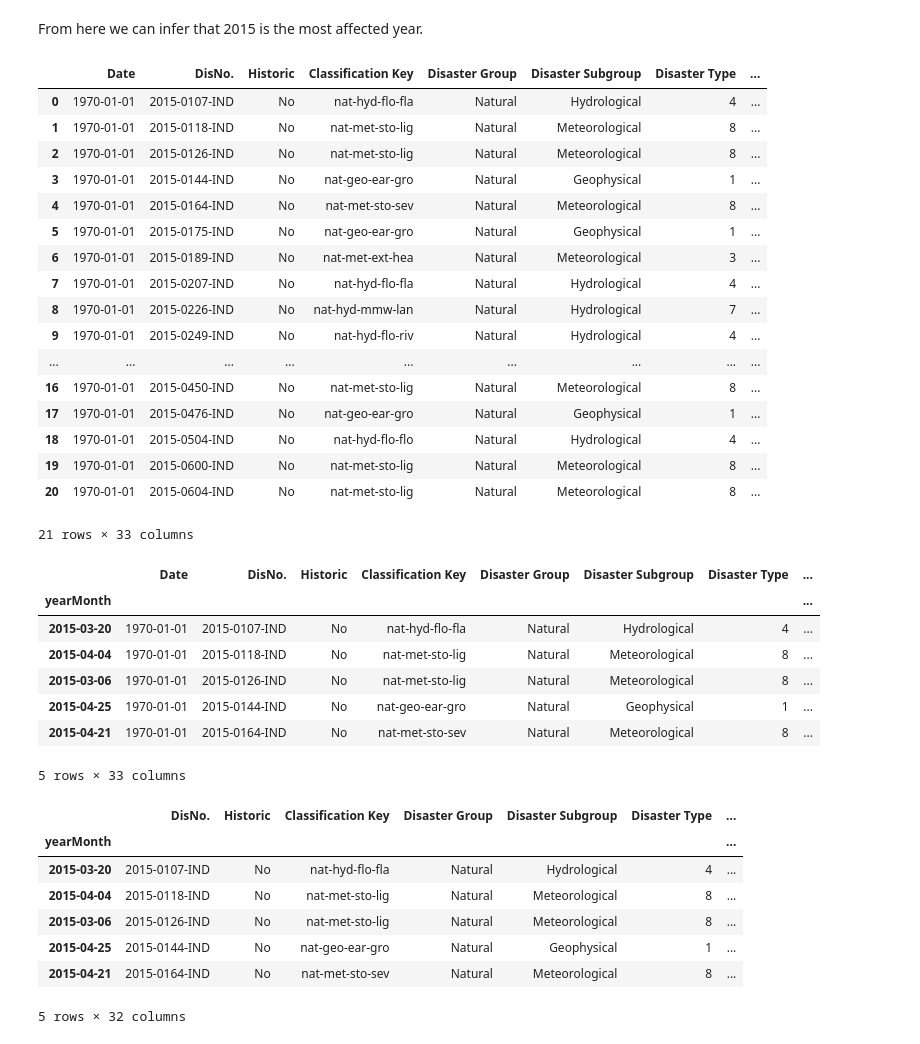
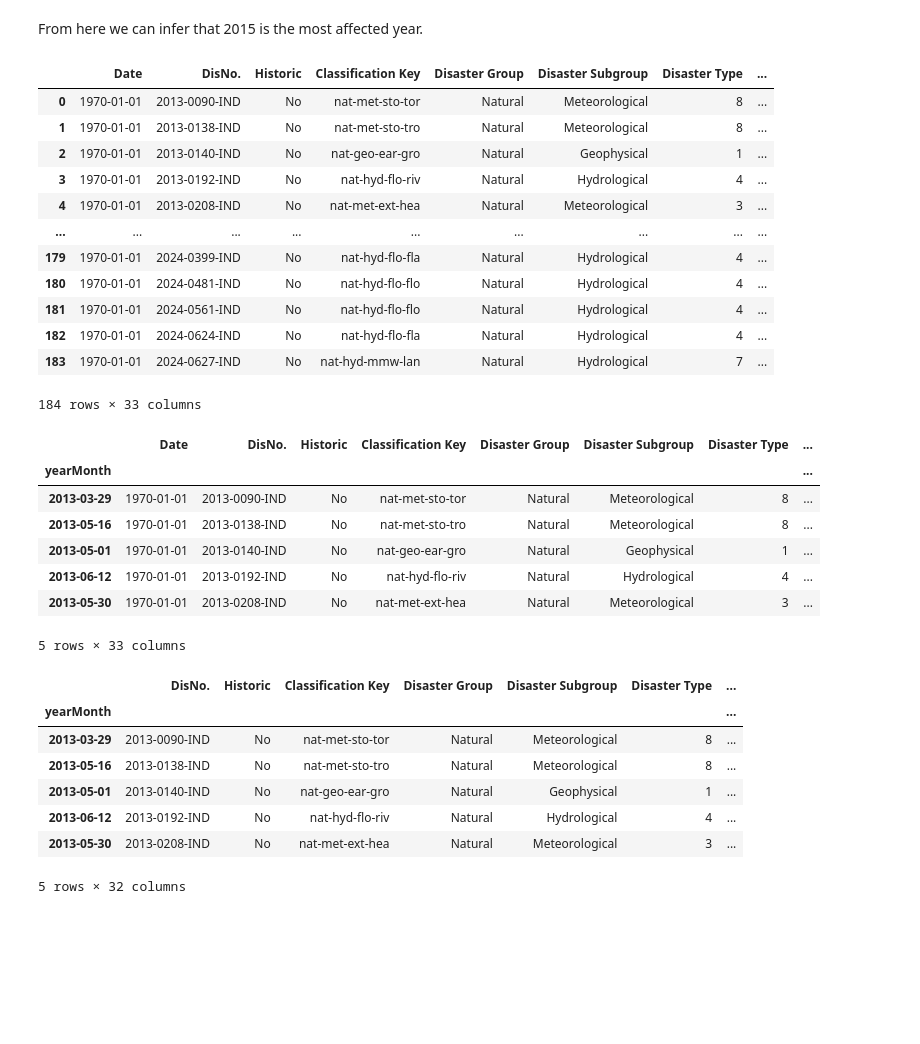
Before and after one commit to lakshmip04/DATASCIENCE, a Jupyter notebook: Natural_Disaster_Analysis.ipynb, the cells around one changed output. Drawn from its saved outputs; the diff is of its cells as text; code cells hidden in the pictures; blank space fills up the shorter version.

```diff
--- a/Natural_Disaster_Analysis.ipynb
+++ b/Natural_Disaster_Analysis.ipynb
@@ -140,27 +89,22 @@ print("All visualizations have been displayed.")
 # %% [markdown]
 From here we can infer that 2015 is the most affected year.
 # %%
-df1 = pd.read_excel('/content/drive/MyDrive/Colab Notebooks/FDS/2015.xlsx')
+df1 = pd.read_excel('/content/drive/MyDrive/Colab Notebooks/FDS/13-24.xlsx')
 df1
 # %% [output]
 |  | Date | DisNo. | Historic | Classification Key | Disaster Group | Disaster Subgroup | Disaster Type | ... |
-| 0 | 1970-01-01 | 2015-0107-IND | No | nat-hyd-flo-fla | Natural | Hydrological | 4 | ... |
-| 1 | 1970-01-01 | 2015-0118-IND | No | nat-met-sto-lig | Natural | Meteorological | 8 | ... |
-| 2 | 1970-01-01 | 2015-0126-IND | No | nat-met-sto-lig | Natural | Meteorological | 8 | ... |
-| 3 | 1970-01-01 | 2015-0144-IND | No | nat-geo-ear-gro | Natural | Geophysical | 1 | ... |
-| 4 | 1970-01-01 | 2015-0164-IND | No | nat-met-sto-sev | Natural | Meteorological | 8 | ... |
-| 5 | 1970-01-01 | 2015-0175-IND | No | nat-geo-ear-gro | Natural | Geophysical | 1 | ... |
-| 6 | 1970-01-01 | 2015-0189-IND | No | nat-met-ext-hea | Natural | Meteorological | 3 | ... |
-| 7 | 1970-01-01 | 2015-0207-IND | No | nat-hyd-flo-fla | Natural | Hydrological | 4 | ... |
-| 8 | 1970-01-01 | 2015-0226-IND | No | nat-hyd-mmw-lan | Natural | Hydrological | 7 | ... |
-| 9 | 1970-01-01 | 2015-0249-IND | No | nat-hyd-flo-riv | Natural | Hydrological | 4 | ... |
+| 0 | 1970-01-01 | 2013-0090-IND | No | nat-met-sto-tor | Natural | Meteorological | 8 | ... |
+| 1 | 1970-01-01 | 2013-0138-IND | No | nat-met-sto-tro | Natural | Meteorological | 8 | ... |
+| 2 | 1970-01-01 | 2013-0140-IND | No | nat-geo-ear-gro | Natural | Geophysical | 1 | ... |
+| 3 | 1970-01-01 | 2013-0192-IND | No | nat-hyd-flo-riv | Natural | Hydrological | 4 | ... |
+| 4 | 1970-01-01 | 2013-0208-IND | No | nat-met-ext-hea | Natural | Meteorological | 3 | ... |
 | ... | ... | ... | ... | ... | ... | ... | ... | ... |
-| 16 | 1970-01-01 | 2015-0450-IND | No | nat-met-sto-lig | Natural | Meteorological | 8 | ... |
-| 17 | 1970-01-01 | 2015-0476-IND | No | nat-geo-ear-gro | Natural | Geophysical | 1 | ... |
-| 18 | 1970-01-01 | 2015-0504-IND | No | nat-hyd-flo-flo | Natural | Hydrological | 4 | ... |
-| 19 | 1970-01-01 | 2015-0600-IND | No | nat-met-sto-lig | Natural | Meteorological | 8 | ... |
-| 20 | 1970-01-01 | 2015-0604-IND | No | nat-met-sto-lig | Natural | Meteorological | 8 | ... |
+| 179 | 1970-01-01 | 2024-0399-IND | No | nat-hyd-flo-fla | Natural | Hydrological | 4 | ... |
+| 180 | 1970-01-01 | 2024-0481-IND | No | nat-hyd-flo-flo | Natural | Hydrological | 4 | ... |
+| 181 | 1970-01-01 | 2024-0561-IND | No | nat-hyd-flo-flo | Natural | Hydrological | 4 | ... |
+| 182 | 1970-01-01 | 2024-0624-IND | No | nat-hyd-flo-fla | Natural | Hydrological | 4 | ... |
+| 183 | 1970-01-01 | 2024-0627-IND | No | nat-hyd-mmw-lan | Natural | Hydrological | 7 | ... |
-21 rows × 33 columns
+184 rows × 33 columns
 # %%
 # Ensure 'End Day', 'End Month', and 'End Year' are integers or valid strings
 df1['End Day'] = df1['End Day'].astype(str).str.zfill(2)  # Ensures day is two digits
@@ -178,11 +122,11 @@ df1.head()
 # %% [output]
 |  | Date | DisNo. | Historic | Classification Key | Disaster Group | Disaster Subgroup | Disaster Type | ... |
 | yearMonth |  |  |  |  |  |  |  | ... |
-| 2015-03-20 | 1970-01-01 | 2015-0107-IND | No | nat-hyd-flo-fla | Natural | Hydrological | 4 | ... |
-| 2015-04-04 | 1970-01-01 | 2015-0118-IND | No | nat-met-sto-lig | Natural | Meteorological | 8 | ... |
-| 2015-03-06 | 1970-01-01 | 2015-0126-IND | No | nat-met-sto-lig | Natural | Meteorological | 8 | ... |
-| 2015-04-25 | 1970-01-01 | 2015-0144-IND | No | nat-geo-ear-gro | Natural | Geophysical | 1 | ... |
-| 2015-04-21 | 1970-01-01 | 2015-0164-IND | No | nat-met-sto-sev | Natural | Meteorological | 8 | ... |
+| 2013-03-29 | 1970-01-01 | 2013-0090-IND | No | nat-met-sto-tor | Natural | Meteorological | 8 | ... |
+| 2013-05-16 | 1970-01-01 | 2013-0138-IND | No | nat-met-sto-tro | Natural | Meteorological | 8 | ... |
+| 2013-05-01 | 1970-01-01 | 2013-0140-IND | No | nat-geo-ear-gro | Natural | Geophysical | 1 | ... |
+| 2013-06-12 | 1970-01-01 | 2013-0192-IND | No | nat-hyd-flo-riv | Natural | Hydrological | 4 | ... |
+| 2013-05-30 | 1970-01-01 | 2013-0208-IND | No | nat-met-ext-hea | Natural | Meteorological | 3 | ... |
 5 rows × 33 columns
 # %%
 # Drop the 'Date' column
@@ -193,11 +137,11 @@ df1.head()
 # %% [output]
 |  | DisNo. | Historic | Classification Key | Disaster Group | Disaster Subgroup | Disaster Type | ... |
 | yearMonth |  |  |  |  |  |  | ... |
-| 2015-03-20 | 2015-0107-IND | No | nat-hyd-flo-fla | Natural | Hydrological | 4 | ... |
-| 2015-04-04 | 2015-0118-IND | No | nat-met-sto-lig | Natural | Meteorological | 8 | ... |
-| 2015-03-06 | 2015-0126-IND | No | nat-met-sto-lig | Natural | Meteorological | 8 | ... |
-| 2015-04-25 | 2015-0144-IND | No | nat-geo-ear-gro | Natural | Geophysical | 1 | ... |
-| 2015-04-21 | 2015-0164-IND | No | nat-met-sto-sev | Natural | Meteorological | 8 | ... |
+| 2013-03-29 | 2013-0090-IND | No | nat-met-sto-tor | Natural | Meteorological | 8 | ... |
+| 2013-05-16 | 2013-0138-IND | No | nat-met-sto-tro | Natural | Meteorological | 8 | ... |
+| 2013-05-01 | 2013-0140-IND | No | nat-geo-ear-gro | Natural | Geophysical | 1 | ... |
+| 2013-06-12 | 2013-0192-IND | No | nat-hyd-flo-riv | Natural | Hydrological | 4 | ... |
+| 2013-05-30 | 2013-0208-IND | No | nat-met-ext-hea | Natural | Meteorological | 3 | ... |
 5 rows × 32 columns
 # %%
 
```
Also changed, not shown: parts of 10 cells of this notebook.
